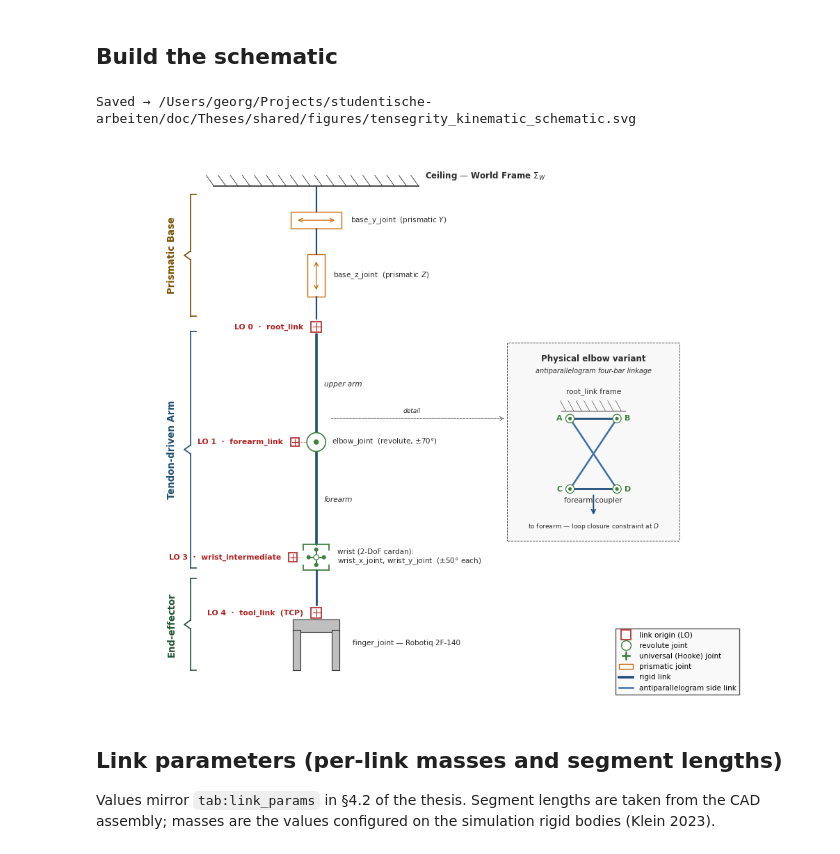
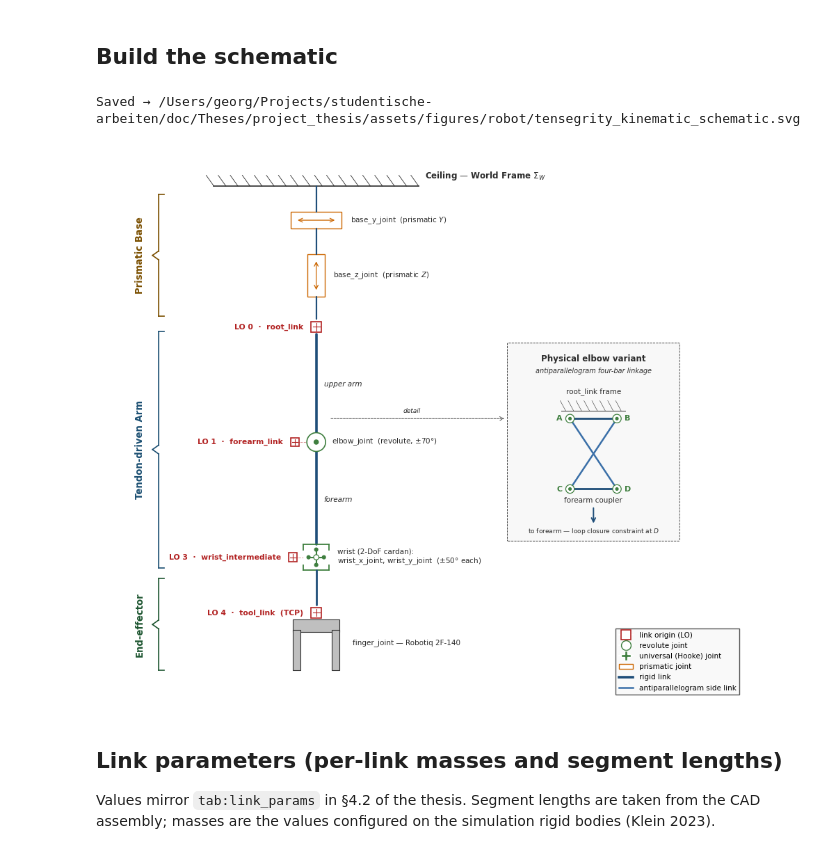
Before and after one commit to gMey00/tendonbot-sim-rl, a Jupyter notebook: doc/Tensegrity_robot/kinematic_schematic.ipynb, the cells around one changed output. Drawn from its saved outputs; the diff is of its cells as text; code cells hidden in the pictures.

Commit message:
Diagram and plot fixes for project thesis

```diff
--- a/doc/Tensegrity_robot/kinematic_schematic.ipynb
+++ b/doc/Tensegrity_robot/kinematic_schematic.ipynb
@@ -223,7 +223,7 @@ ax.text(gx + 0.85, gy - 0.55,
         ha="left", va="center", fontsize=7.5, color=C_STROKE)
 
 # ── Subsystem brackets on the LEFT ───────────────────────────────────────
-x_brk = 1.55
+x_brk = 0.8
 subsystem_bracket(ax, x_brk, y_ceil - 0.15, y_lo0 + 0.20,
                   "Prismatic Base", C_GROUP_BASE)
 subsystem_bracket(ax, x_brk, y_lo0 - 0.05, y_wrist - 0.30,
@@ -282,9 +282,9 @@ for p, lbl, ha in [(A, "A", "right"), (B, "B", "left"),
             fontsize=8, color=C_REV, fontweight="bold")
 
 # Loop-closure arrow downward from coupler
-ax.annotate("", xy=(ix, D[1] - 0.65), xytext=(ix, D[1] - 0.10),
+ax.annotate("", xy=(ix, D[1] - 0.85), xytext=(ix, D[1] - 0.40),
             arrowprops=dict(arrowstyle="->", color=C_LINK, lw=1.4))
-ax.text(ix, D[1] - 0.78,
+ax.text(ix, D[1] - 0.88,
         "to forearm — loop closure constraint at $D$",
         ha="center", va="top", fontsize=6.5, color=C_STROKE)
 
@@ -305,36 +305,36 @@ legend_handles = [
            label="link origin (LO)"),
     Line2D([0], [0], marker="o", color="w", markerfacecolor="white",
            markeredgecolor=C_REV, markeredgewidth=1.0, markersize=10,
            label="revolute joint"),
     Line2D([0], [0], marker="P", color="w", markerfacecolor=C_REV,
            markersize=10, label="universal (Hooke) joint"),
     mpatches.Patch(facecolor="white", edgecolor=C_PRIS,
                    label="prismatic joint"),
     Line2D([0], [0], color=C_LINK, lw=2.6, label="rigid link"),
     Line2D([0], [0], color=C_ROD, lw=1.8,
            label="antiparallelogram side link"),
 ]
 ax.legend(handles=legend_handles, loc="lower right",
           fontsize=7.5, frameon=True, fancybox=False,
           edgecolor=C_STROKE, facecolor=C_INSET_BG,
           bbox_to_anchor=(1.0, 0.0))
 
 # ── Axes cosmetics ───────────────────────────────────────────────────────
 ax.set_xlim(-0.5, 14.5)
 ax.set_ylim(0.5, 13.3)
 ax.set_aspect("equal")
 ax.axis("off")
 plt.tight_layout()
 
 # Export SVG
-out_path = Path("../Theses/shared/figures/tensegrity_kinematic_schematic.svg")
+out_path = Path("../Theses/project_thesis/assets/figures/robot/tensegrity_kinematic_schematic.svg")
 out_path.parent.mkdir(parents=True, exist_ok=True)
 fig.savefig(out_path, format="svg", bbox_inches="tight")
 print(f"Saved → {out_path.resolve()}")
 plt.show()
 # %% [output]
-Saved → /Users/georg/Projects/studentische-arbeiten/doc/Theses/shared/figures/tensegrity_kinematic_schematic.svg
+Saved → /Users/georg/Projects/studentische-arbeiten/doc/Theses/project_thesis/assets/figures/robot/tensegrity_kinematic_schematic.svg
-[figure, old version]
+[figure, new version]
 # %% [markdown]
 ## Link parameters (per-link masses and segment lengths)
 
```
Also changed, not shown: parts of 1 cell of this notebook, 25 other files.
